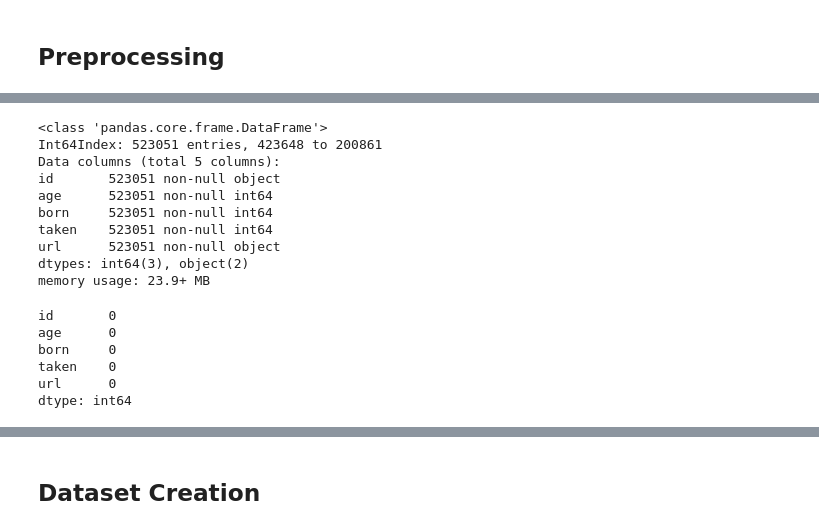
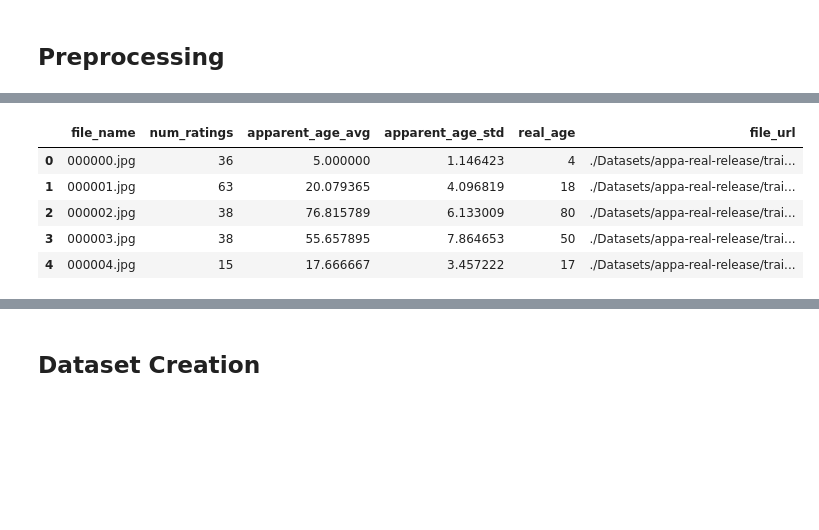
Before and after one commit to elpapi42/AgeClassifier, a Jupyter notebook: AgeClassifier.ipynb, the cells around one changed output, grey strips where cells are left out. Drawn from its saved outputs; the diff is of its cells as text; code cells hidden in the pictures; blank space fills up the shorter version.

```diff
--- a/AgeClassifier.ipynb
+++ b/AgeClassifier.ipynb
@@ -176,26 +146,16 @@ faces_df.head()
-# %%
-faces_df.info()
-# %% [output]
-<class 'pandas.core.frame.DataFrame'>
-Int64Index: 523051 entries, 423648 to 200861
-Data columns (total 5 columns):
-id       523051 non-null object
-age      523051 non-null int64
-born     523051 non-null int64
-taken    523051 non-null int64
-url      523051 non-null object
-dtypes: int64(3), object(2)
-memory usage: 23.9+ MB
-# %%
-#Double check for null datapoints
-faces_df.isnull().sum()
-# %% [output]
-id       0
-age      0
-born     0
-taken    0
-url      0
-dtype: int64
+# %%
+# Find URLs
+df_train["file_url"] = "./Datasets/appa-real-release/train/" + df_train["file_name"] + "_face.jpg"
+df_eval["file_url"] = "./Datasets/appa-real-release/valid/" + df_eval["file_name"] + "_face.jpg"
+df_test["file_url"] = "./Datasets/appa-real-release/test/" + df_test["file_name"] + "_face.jpg"
+df_train.head()
+# %% [output]
+|  | file_name | num_ratings | apparent_age_avg | apparent_age_std | real_age | file_url |
+| 0 | 000000.jpg | 36 | 5.000000 | 1.146423 | 4 | ./Datasets/appa-real-release/trai... |
+| 1 | 000001.jpg | 63 | 20.079365 | 4.096819 | 18 | ./Datasets/appa-real-release/trai... |
+| 2 | 000002.jpg | 38 | 76.815789 | 6.133009 | 80 | ./Datasets/appa-real-release/trai... |
+| 3 | 000003.jpg | 38 | 55.657895 | 7.864653 | 50 | ./Datasets/appa-real-release/trai... |
+| 4 | 000004.jpg | 15 | 17.666667 | 3.457222 | 17 | ./Datasets/appa-real-release/trai... |
 # %%
 #Lets see some examples
 plt.figure(figsize=(10,10))
```
Also changed, not shown: parts of 20 cells of this notebook.
